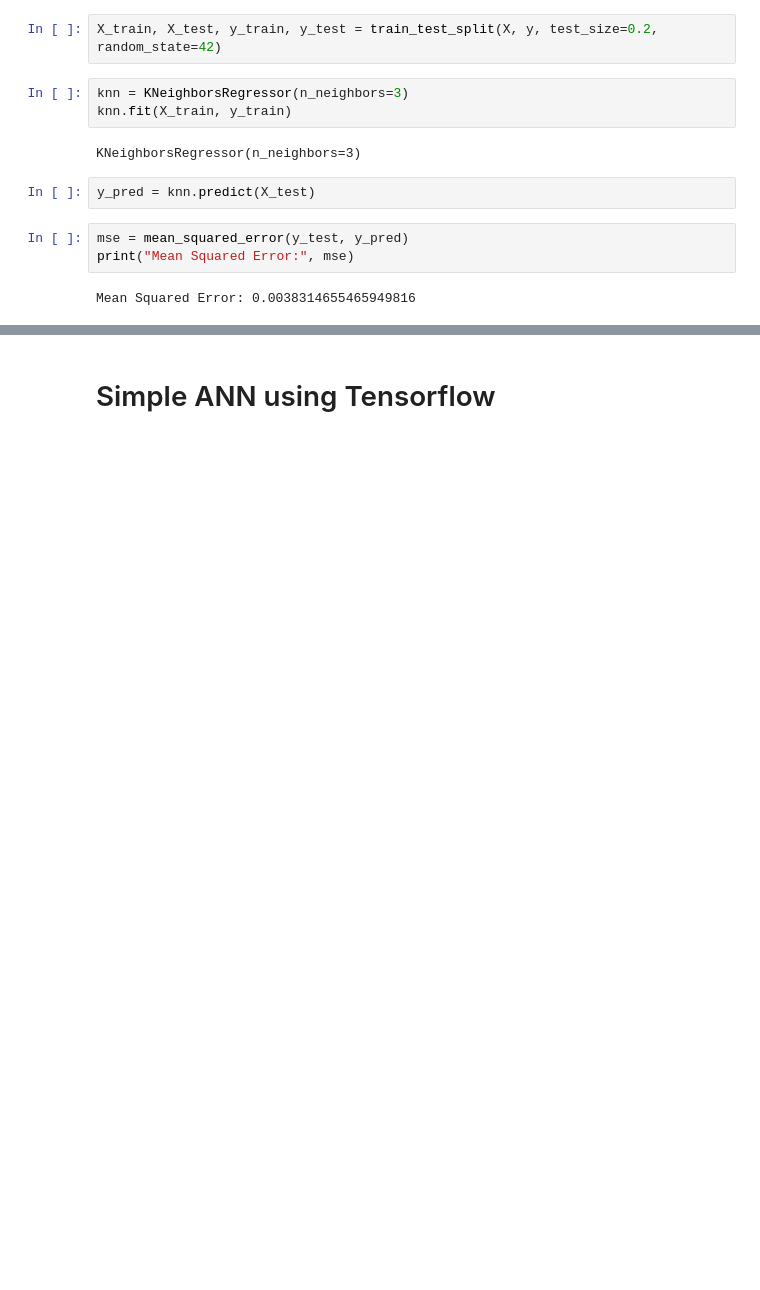
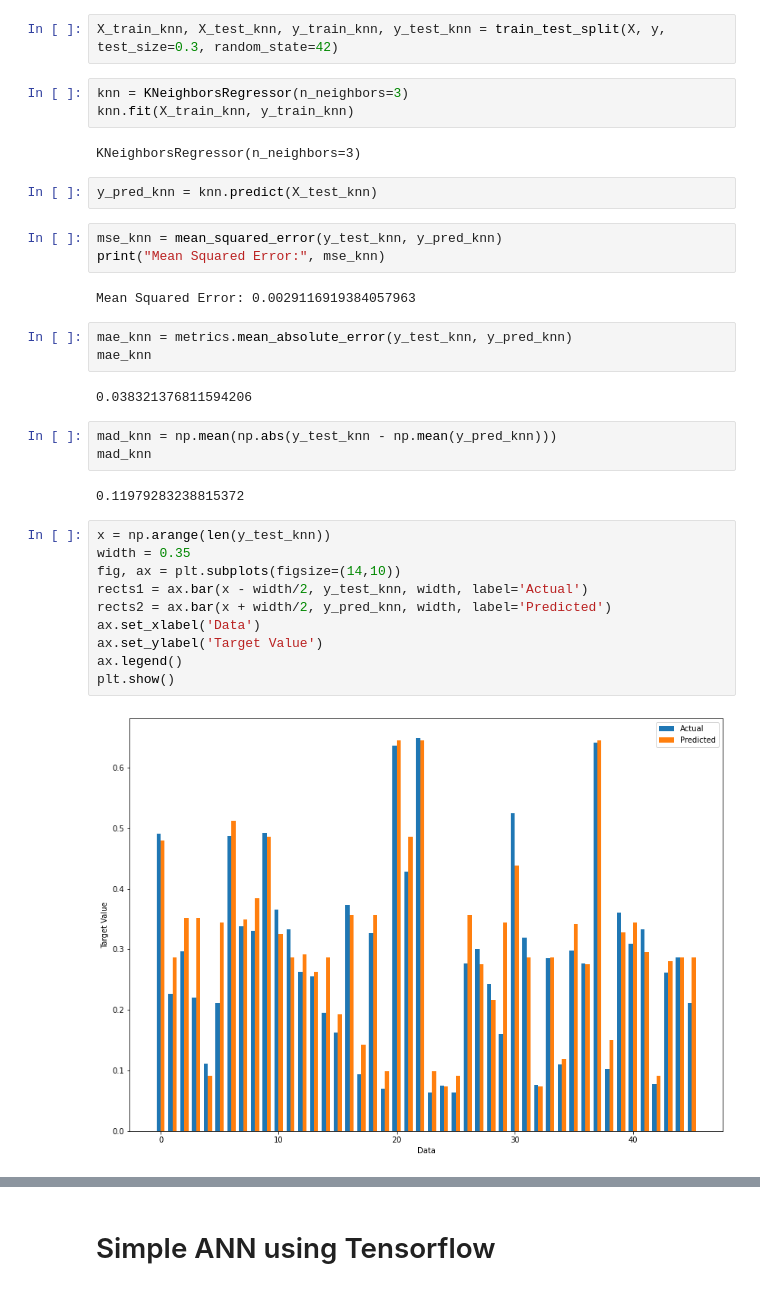
Before and after one commit to ShubhamBhut/Research, a Jupyter notebook: research.ipynb, the cells around one changed output, grey strips where cells are left out. Saved outputs shown, nothing was run; the diff lists cells and outputs as text; blank space fills up the shorter version.

```diff
--- a/research.ipynb
+++ b/research.ipynb
@@ -160,16 +203,38 @@ from sklearn.neighbors import KNeighborsRegressor
 from sklearn.model_selection import train_test_split
 from sklearn.metrics import mean_squared_error
 # %%
-X_train, X_test, y_train, y_test = train_test_split(X, y, test_size=0.2, random_state=42)
+X_train_knn, X_test_knn, y_train_knn, y_test_knn = train_test_split(X, y, test_size=0.3, random_state=42)
 # %%
 knn = KNeighborsRegressor(n_neighbors=3)
-knn.fit(X_train, y_train)
+knn.fit(X_train_knn, y_train_knn)
 # %% [output]
 KNeighborsRegressor(n_neighbors=3)
 # %%
-y_pred = knn.predict(X_test)
+y_pred_knn = knn.predict(X_test_knn)
 # %%
-mse = mean_squared_error(y_test, y_pred)
-print("Mean Squared Error:", mse)
+mse_knn = mean_squared_error(y_test_knn, y_pred_knn)
+print("Mean Squared Error:", mse_knn)
 # %% [output]
-Mean Squared Error: 0.0038314655465949816
+Mean Squared Error: 0.0029116919384057963
+# %%
+mae_knn = metrics.mean_absolute_error(y_test_knn, y_pred_knn)
+mae_knn
+# %% [output]
+0.038321376811594206
+# %%
+mad_knn = np.mean(np.abs(y_test_knn - np.mean(y_pred_knn)))
+mad_knn
+# %% [output]
+0.11979283238815372
+# %%
+x = np.arange(len(y_test_knn))
+width = 0.35
+fig, ax = plt.subplots(figsize=(14,10))
+rects1 = ax.bar(x - width/2, y_test_knn, width, label='Actual')
+rects2 = ax.bar(x + width/2, y_pred_knn, width, label='Predicted')
+ax.set_xlabel('Data')
+ax.set_ylabel('Target Value')
+ax.legend()
+plt.show()
+# %% [output]
+[figure, added]
```
Also changed, not shown: parts of 33 cells of this notebook.
